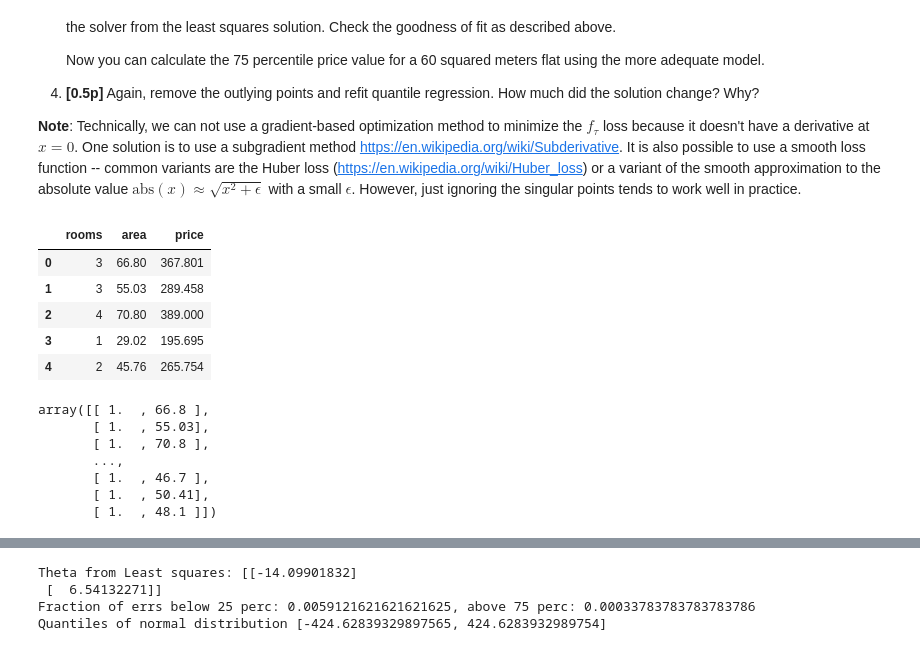
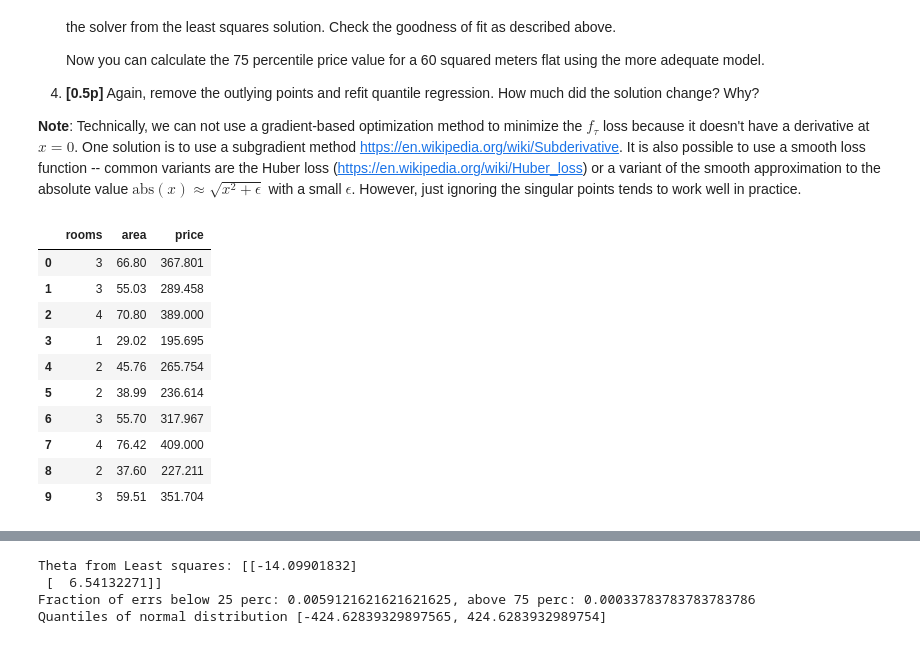
Before and after one commit to M-Grabias/Bayes_classifier, a Jupyter notebook: Assignment2.ipynb, the cells around one changed output, grey strips where cells are left out. Cells and saved outputs as stored; diff of their text form; code cells hidden in the pictures.

```diff
--- a/Assignment2.ipynb
+++ b/Assignment2.ipynb
@@ -1041,26 +1038,22 @@ Download the house pricing data set from
 # %%
 data = pd.read_csv(
     "https://raw.githubusercontent.com/janchorowski/nn_assignments/nn18/assignment3/03-house-prices-outliers.csv",
     index_col=0,
 )
-data.head()
+data.head(10)
 # %% [output]
 |  | rooms | area | price |
 | 0 | 3 | 66.80 | 367.801 |
 | 1 | 3 | 55.03 | 289.458 |
 | 2 | 4 | 70.80 | 389.000 |
 | 3 | 1 | 29.02 | 195.695 |
 | 4 | 2 | 45.76 | 265.754 |
+| 5 | 2 | 38.99 | 236.614 |
+| 6 | 3 | 55.70 | 317.967 |
+| 7 | 4 | 76.42 | 409.000 |
+| 8 | 2 | 37.60 | 227.211 |
+| 9 | 3 | 59.51 | 351.704 |
 # %%
 X = np.stack((np.ones_like(data.area), data.area)).T
-X
-# %% [output]
-array([[ 1.  , 66.8 ],
-       [ 1.  , 55.03],
-       [ 1.  , 70.8 ],
-       ...,
-       [ 1.  , 46.7 ],
-       [ 1.  , 50.41],
-       [ 1.  , 48.1 ]])
 # %%
 Y = np.asarray(data.price)[:, None]
```
Also changed, not shown: parts of 19 cells of this notebook.
